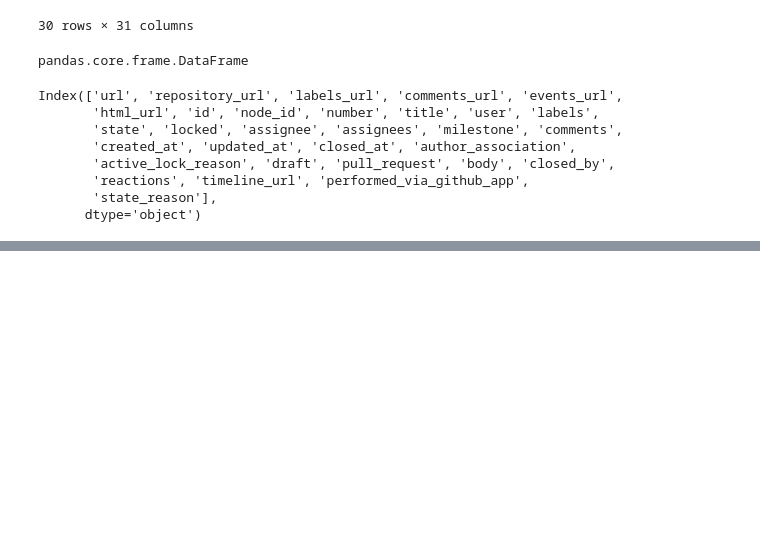
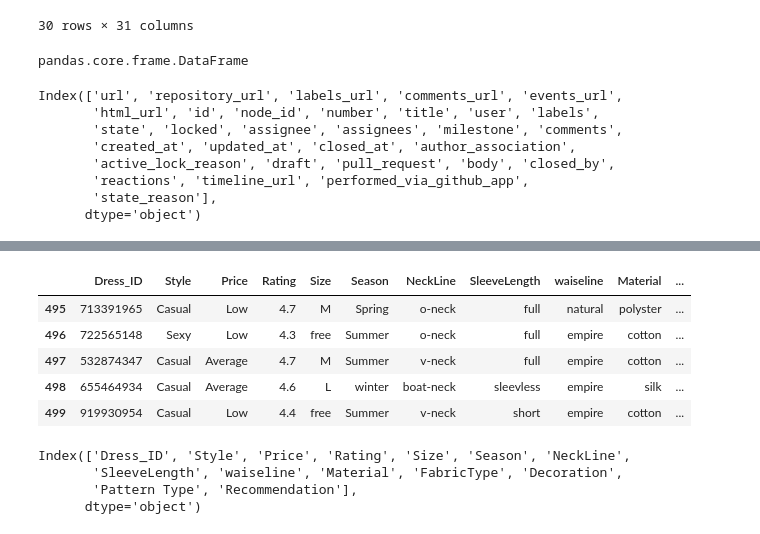
Before and after one commit to singhalharshit/la-python-practice, a Jupyter notebook: DAY_12_Pandas.ipynb, the cells around one changed output, grey strips where cells are left out. Cells and saved outputs as stored; diff of their text form; code cells hidden in the pictures; blank space fills up the shorter version.

```diff
--- a/DAY_12_Pandas.ipynb
+++ b/DAY_12_Pandas.ipynb
@@ -333,0 +358,16 @@ df.to_json('E:\Coding Practice\la-python-practice\data_testing\converted_json_fi
+# %%
+df_1.tail()
+# %% [output]
+|  | Dress_ID | Style | Price | Rating | Size | Season | NeckLine | SleeveLength | waiseline | Material | ... |
+| 495 | 713391965 | Casual | Low | 4.7 | M | Spring | o-neck | full | natural | polyster | ... |
+| 496 | 722565148 | Sexy | Low | 4.3 | free | Summer | o-neck | full | empire | cotton | ... |
+| 497 | 532874347 | Casual | Average | 4.7 | M | Summer | v-neck | full | empire | cotton | ... |
+| 498 | 655464934 | Casual | Average | 4.6 | L | winter | boat-neck | sleevless | empire | silk | ... |
+| 499 | 919930954 | Casual | Low | 4.4 | free | Summer | v-neck | short | empire | cotton | ... |
+# %%
+df_1.columns
+# %% [output]
+Index(['Dress_ID', 'Style', 'Price', 'Rating', 'Size', 'Season', 'NeckLine',
+       'SleeveLength', 'waiseline', 'Material', 'FabricType', 'Decoration',
+       'Pattern Type', 'Recommendation'],
+      dtype='object')
```
Also changed, not shown: parts of 11 cells of this notebook.
